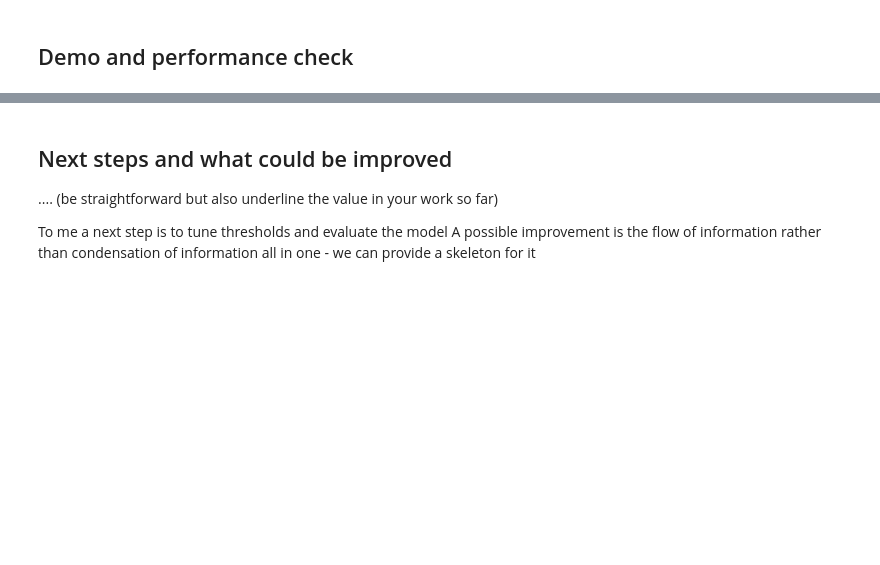
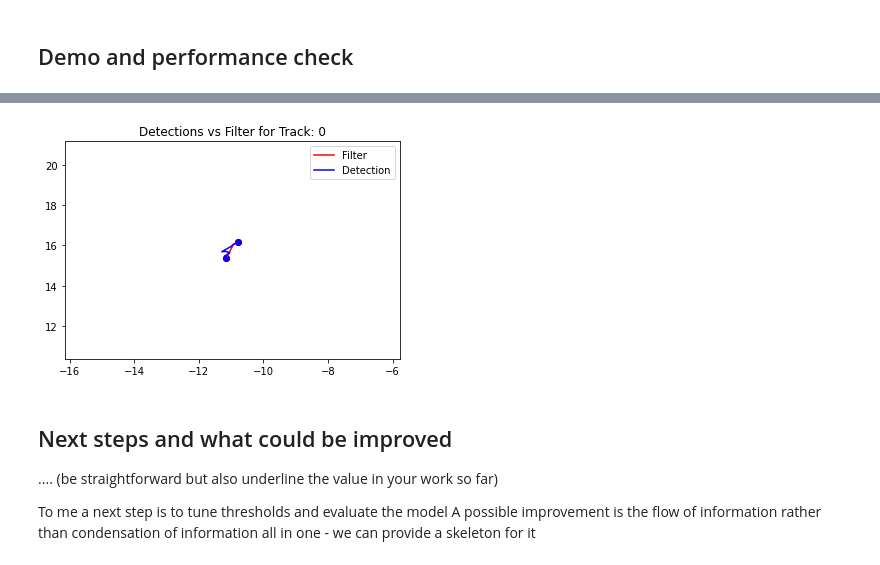
Before and after one commit to davidecarrara98/Multi-Object-Tracking-in-Complex-Urban-Scenarios, a Jupyter notebook: ProjectCode/First review notebook.ipynb, the cells around one changed output, grey strips where cells are left out. Saved outputs shown, nothing was run; the diff lists cells and outputs as text; code cells hidden in the pictures; blank space fills up the shorter version.

Commit message:
Plot of tracks added in main and First review

```diff
--- a/ProjectCode/First review notebook.ipynb
+++ b/ProjectCode/First review notebook.ipynb
@@ -395,8 +395,9 @@ class Track:
         self.new_time = 1
         self.pending_time = 0
         self.active_time = 0
+        self.all_positions = [[OBJ.x, OBJ.y, OBJ.z]]
 
-        self.set_Kalman_Filter()
+        self.set_Kalman_Filter(x0 = OBJ)
 
     def update(self, OBJ, FRAME):
         """Performs different update routines based on the presence of an associated object or not, and the current status of the track"""
@@ -455,6 +456,8 @@ class Track:
                     self.z = self.filter.x[6]
                     self.velocity = [self.filter.x[1], self.filter.x[4], self.filter.x[7]]
                     self.acceleration = [self.filter.x[2], self.filter.x[5], self.filter.x[8]]
+
+                self.all_positions.append([self.x,self.y,self.z])
                 self.status = 'Active'
 
         # if no object is available, treat cases by either eliminating the trajectory or setting it as 'Pending'
@@ -494,7 +497,7 @@ class Track:
             x0 = np.array([0, 0.5, 0.2, 0, 0.5, 0.2, 0, 0.5, 0.2]) # dummy object
         if model_type == 'ca':
             self.filter = KalmanFilter (dim_x=9, dim_z=3)
-            self.filter.x = x0
+            self.filter.x = np.array([x0.x, 0.5, 0.2, x0.y, 0.5, 0.2, x0.z, 0.5, 0.2])
             self.filter.F = linear_transition_matrix(dt)
             self.filter.H = H
             self.filter.P *= 0.1
@@ -513,6 +516,25 @@ class Track:
 
     def __repr__(self):
         return "ID %d - TimeNew %d\n - Last coords (%f,%f,%f)" %(self.ID, self.new_time, self.x, self.y, self.z)
+
+    def detection_vs_filter(self):
+        plt.figure()
+        plt.title('Detections vs Filter for Track: '+ str(self.ID))
+        abscissa = [pos[0] for pos in self.all_positions ]
+        ordinate = [pos[1] for pos in self.all_positions ]
+        plt.ylim((np.min(ordinate)-5,np.max(ordinate)+5))
+        plt.xlim((np.min(abscissa)-5,np.max(abscissa)+5))
+        plt.scatter(abscissa[0], ordinate[0], color = 'r')
+        plt.plot(abscissa, ordinate, color = 'r', label = 'Filter')
+        plt.scatter(abscissa[-1], ordinate[-1], color = 'r')
+        abscissa = [pos.x for pos in self.objects]
+        ordinate = [pos.y for pos in self.objects]
+        plt.scatter(abscissa[0], ordinate[0], color = 'b')
+        plt.plot(abscissa, ordinate, color = 'b', label = 'Detection')
+        plt.scatter(abscissa[-1], ordinate[-1], color = 'b')
+
+        plt.legend()
+        return
 # %%
 ### Methods to compute IoU and associate boxes through IoU
 
@@ -789,3 +850,7 @@ TrackTrack.tracks['Inactive'][5].to_df()
+# %%
+TrackTrack.tracks['Active'][6].detection_vs_filter()
+# %% [output]
+[figure, added]
 # %% [markdown]
 ## Next steps and what could be improved
 .... (be straightforward but also underline the value in your work so far)
```
Also changed, not shown: parts of 4 cells of this notebook, 4 other files.
